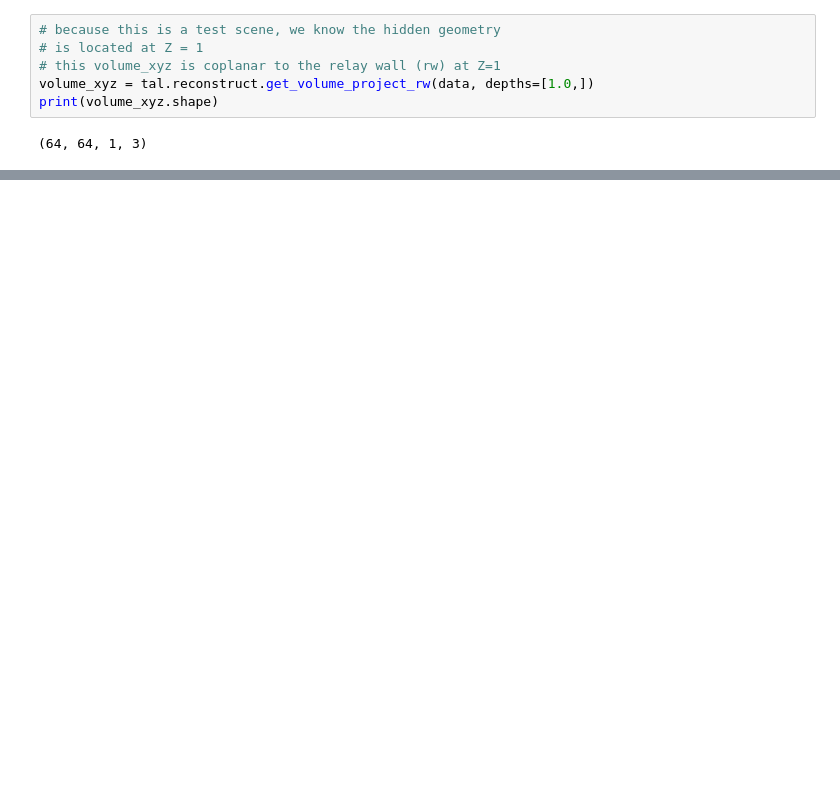
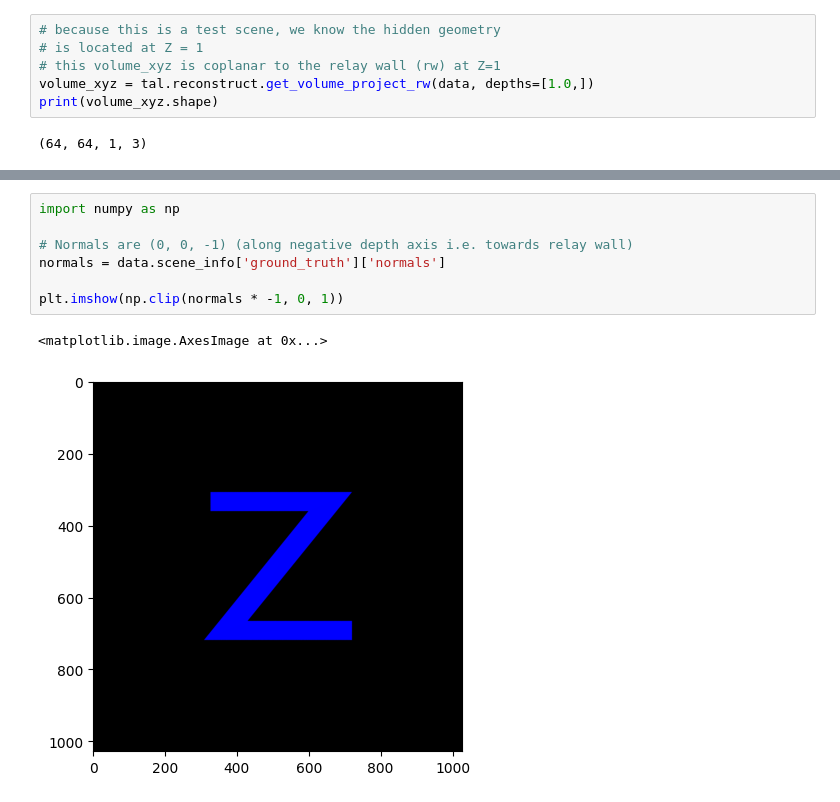
Before and after one commit to diegoroyo/tal, a Jupyter notebook: examples/render-reconstruct/reconstruct.ipynb, the cells around one changed output, grey strips where cells are left out. Cells and saved outputs as stored; diff of their text form; blank space fills up the shorter version.

```diff
--- a/examples/render-reconstruct/reconstruct.ipynb
+++ b/examples/render-reconstruct/reconstruct.ipynb
@@ -64,0 +72,10 @@ tal.plot.amplitude_phase(np.fliplr(np.squeeze(H_1).T), title='Z')
+# %%
+import numpy as np
+
+# Normals are (0, 0, -1) (along negative depth axis i.e. towards relay wall)
+normals = data.scene_info['ground_truth']['normals']
+
+plt.imshow(np.clip(normals * -1, 0, 1))
+# %% [output]
+<matplotlib.image.AxesImage at 0x...>
+[figure, added]
```
Also changed, not shown: parts of 6 cells of this notebook, 11 other files.
